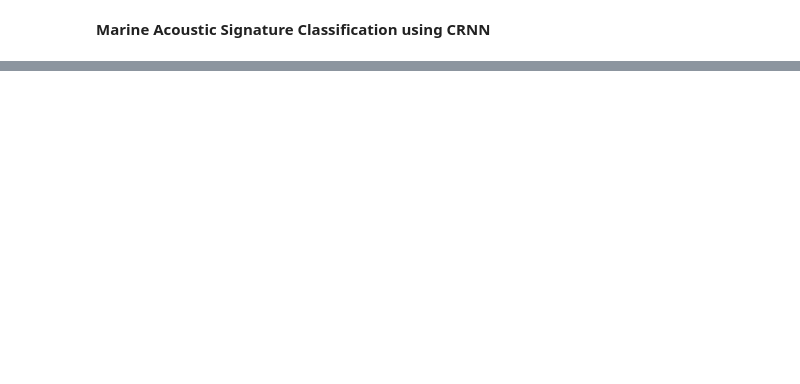
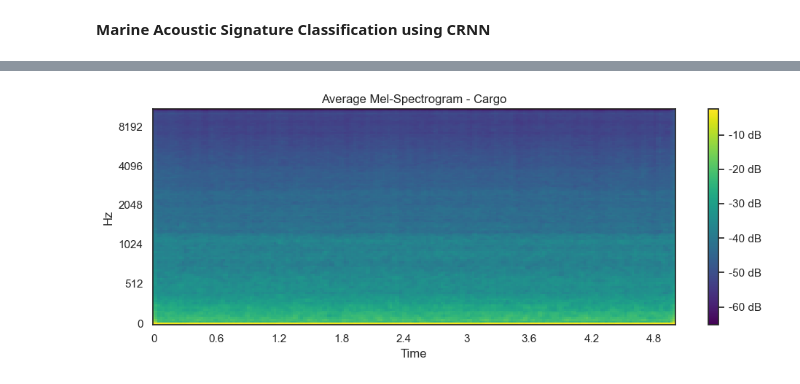
Before and after one commit to Dhanushi2620/AquaSignature, a Jupyter notebook: AquaSignature.ipynb, the cells around one changed output, grey strips where cells are left out. Cells and saved outputs as stored; diff of their text form; code cells hidden in the pictures; blank space fills up the shorter version.

```diff
--- a/AquaSignature.ipynb
+++ b/AquaSignature.ipynb
@@ -326,0 +292,13 @@ y shape: (559,)
+# %%
+
+# Get all .wav files from all subfolders
+audio_files = glob("C:/Users/dhanu/DATASET/Dataset/*/*.wav")
+
+# Extract labels (folder names like dolphin, torpedo, ship)
+labels = [file.split("\\")[-2] for file in audio_files]
+
+# Encode string labels to integers
+le = LabelEncoder()
+encoded_labels = le.fit_transform(labels)
+
+print("Classes:", le.classes_)  # Output: ['dolphin' 'ship' 'torpedo']
@@ -326,0 +354,5 @@ y shape: (559,)
+# %%
+x, y = extract_features_from_directory("C:/Users/dhanu/DATASET/Dataset")
+
+print("Features shape:", x.shape)
+print("Labels shape:", y.shape)
@@ -326,0 +362,67 @@ y shape: (559,)
+# %%
+import os
+import numpy as np
+import librosa
+import librosa.display
+import matplotlib.pyplot as plt
+
+# 🔧 Parameters
+DATASET_PATH = "C:/Users/dhanu/DATASET/Dataset"  # Root folder containing class folders
+SAMPLE_RATE = 22050
+N_MELS = 128
+HOP_LENGTH = 512
+DURATION = 5  # seconds
+FIXED_LEN = SAMPLE_RATE * DURATION
+
+# 🎧 Add Noise Function
+def add_noise(data, noise_level=0.005):
+    noise = np.random.randn(len(data))
+    return data + noise_level * noise
+
+# 🔁 Loop through each class/category
+for category in os.listdir(DATASET_PATH):
+    class_path = os.path.join(DATASET_PATH, category)
+    if not os.path.isdir(class_path):
+        continue
+
+    mel_specs = []
+
+    for file in os.listdir(class_path):
+        if file.endswith('.wav'):
+            file_path = os.path.join(class_path, file)
+
+            # 🔊 Load audio
+            y, sr = librosa.load(file_path, sr=SAMPLE_RATE)
+
+            # 🩹 Pad or truncate
+            if len(y) < FIXED_LEN:
+                y = np.pad(y, (0, FIXED_LEN - len(y)))
+            else:
+                y = y[:FIXED_LEN]
+
+            if np.random.rand() < 0.5:  # 50% chance
+                y = add_noise(y)
+
+
+            # 📊 Convert to mel-spectrogram
+            mel_spec = librosa.feature.melspectrogram(
+                y=y, sr=sr, n_mels=N_MELS, hop_length=HOP_LENGTH)
+            mel_spec_db = librosa.power_to_db(mel_spec, ref=np.max)
+
+            mel_specs.append(mel_spec_db)
+
+    if mel_specs:
+        # 📚 Stack and average
+        mel_specs = np.stack(mel_specs)
+        avg_mel_spec = np.mean(mel_specs, axis=0)
+
+        # 🖼️ Plot the average spectrogram
+        plt.figure(figsize=(10, 4))
+        librosa.display.specshow(avg_mel_spec, sr=SAMPLE_RATE, hop_length=HOP_LENGTH,
+                                 x_axis='time', y_axis='mel', cmap='viridis')
+        plt.colorbar(format='%+2.0f dB')
+        plt.title(f'Average Mel-Spectrogram - {category}')
+        plt.tight_layout()
+        plt.show()
+# %% [output]
+[figure, added]
```
Also changed, not shown: parts of 71 cells of this notebook.
